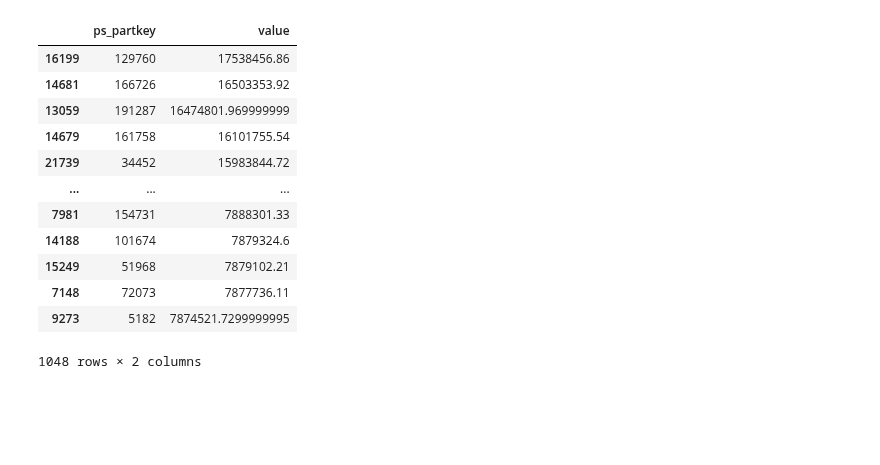
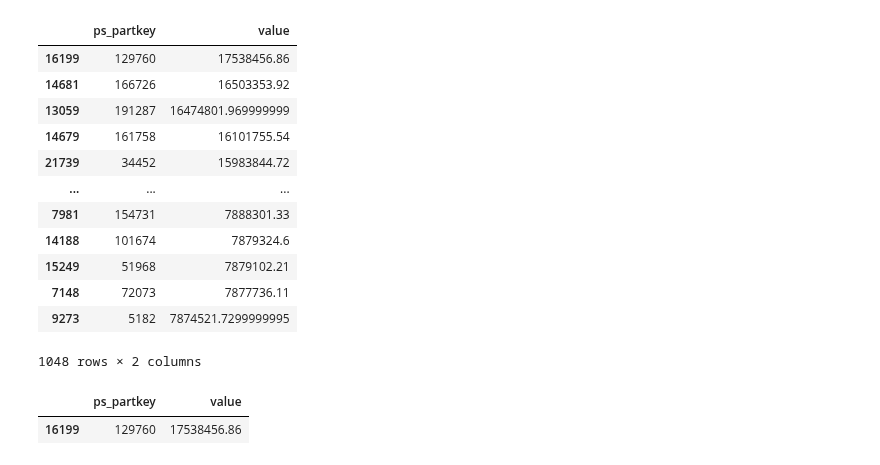
Before and after one commit to groegercesg/QueryBridge, a Jupyter notebook: early_results/q11_hyper.ipynb, the cells around one changed output. Saved outputs shown, nothing was run; the diff lists cells and outputs as text; code cells hidden in the pictures; blank space fills up the shorter version.

```diff
--- a/early_results/q11_hyper.ipynb
+++ b/early_results/q11_hyper.ipynb
@@ -280,3 +240,40 @@ df_output_1
 | 7148 | 72073 | 7877736.11 |
 | 9273 | 5182 | 7874521.7299999995 |
 1048 rows × 2 columns
+# %%
+df_scan_1 = nation[(nation.n_name == 'GERMANY')]
+df_scan_1 = df_scan_1[['n_nationkey', 'n_name']]
+df_scan_2 = supplier[['s_suppkey', 's_nationkey']]
+df_join_1 = df_scan_1.merge(df_scan_2, left_on=['n_nationkey'], right_on=['s_nationkey'], how='inner', sort=False)
+df_scan_3 = partsupp[['ps_suppkey', 'ps_availqty', 'ps_supplycost']]
+df_join_2 = df_join_1.merge(df_scan_3, left_on=['s_suppkey'], right_on=['ps_suppkey'], how='inner', sort=False)
+df_join_2['ps_supplycostps_availqty'] = df_join_2.ps_supplycost * df_join_2.ps_availqty
+df_aggr_1 = pd.DataFrame()
+df_aggr_1['ps_supplycostps_availqtysum'] = [df_join_2.ps_supplycostps_availqty.sum()]
+df_aggr_1['ps_supplycostps_availqtysum3'] = df_aggr_1.ps_supplycostps_availqtysum * 0.0001
+df_scan_4 = nation[(nation.n_name == 'GERMANY')]
+df_scan_4 = df_scan_4[['n_nationkey', 'n_name']]
+df_scan_5 = supplier[['s_suppkey', 's_nationkey']]
+df_join_3 = df_scan_4.merge(df_scan_5, left_on=['n_nationkey'], right_on=['s_nationkey'], how='inner', sort=False)
+df_scan_6 = partsupp[['ps_partkey', 'ps_suppkey', 'ps_availqty', 'ps_supplycost']]
+df_join_4 = df_join_3.merge(df_scan_6, left_on=['s_suppkey'], right_on=['ps_suppkey'], how='inner', sort=False)
+df_join_4['ps_supplycostps_availqty8'] = df_join_4.ps_supplycost * df_join_4.ps_availqty
+df_group_1 = df_join_4 \
+    .groupby(['ps_partkey'], sort=False, as_index=False) \
+    .agg(
+        ps_supplycostps_availqtysum31=('ps_supplycostps_availqty8', 'sum'),
+    )
+df_join_5 = df_aggr_1.merge(df_group_1, how='cross', sort=False)
+df_join_5 = df_join_5[(df_join_5.ps_supplycostps_availqtysum31 > df_join_5.ps_supplycostps_availqtysum3)]
+df_sort_1 = df_join_5.sort_values(
+    by=['ps_supplycostps_availqtysum31'],
+    ascending=[False]
+)
+df_limit_1 = df_sort_1.head(1)
+df_output_1 = df_limit_1.rename(columns={'ps_supplycostps_availqtysum31': 'value'})
+df_output_1 = df_output_1[['ps_partkey', 'value']]
+# %%
+df_output_1
+# %% [output]
+|  | ps_partkey | value |
+| 16199 | 129760 | 17538456.86 |
```
Also changed, not shown: parts of 3 cells of this notebook, 7 other files.
